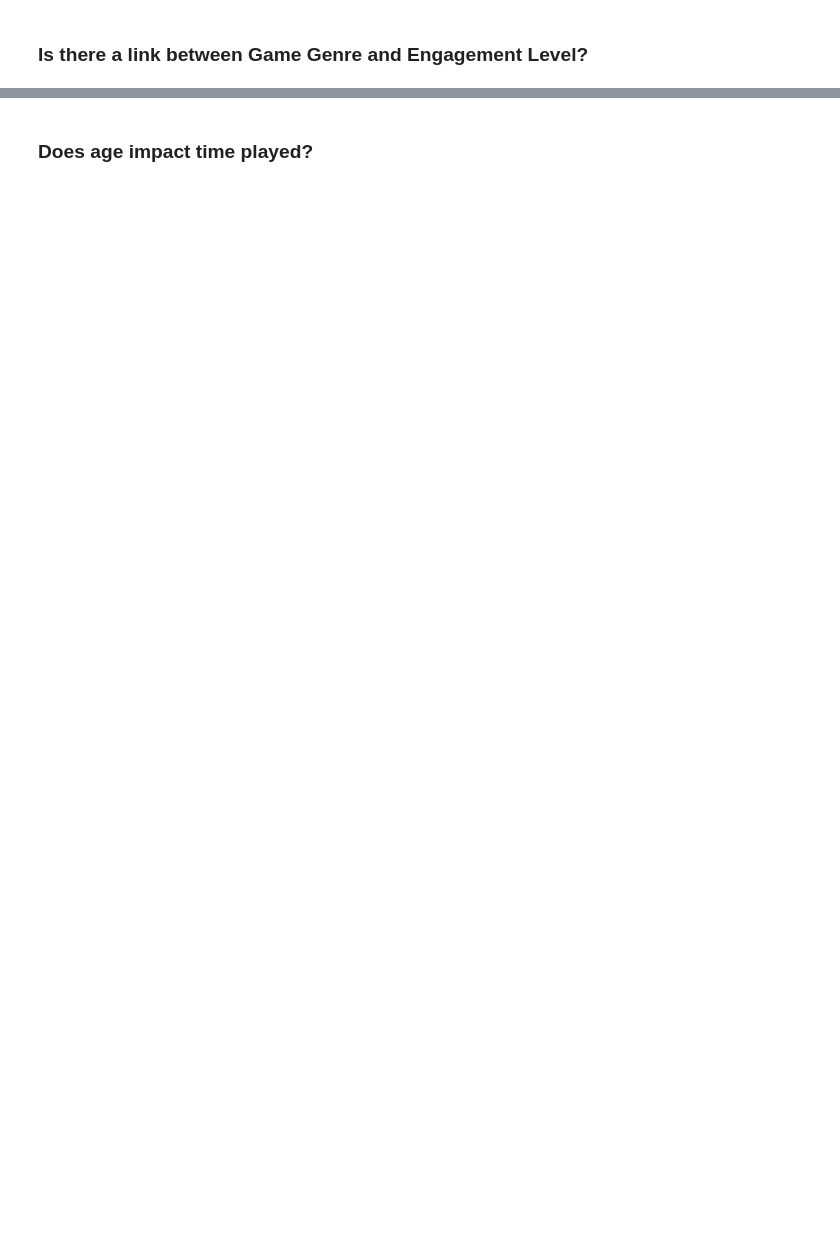
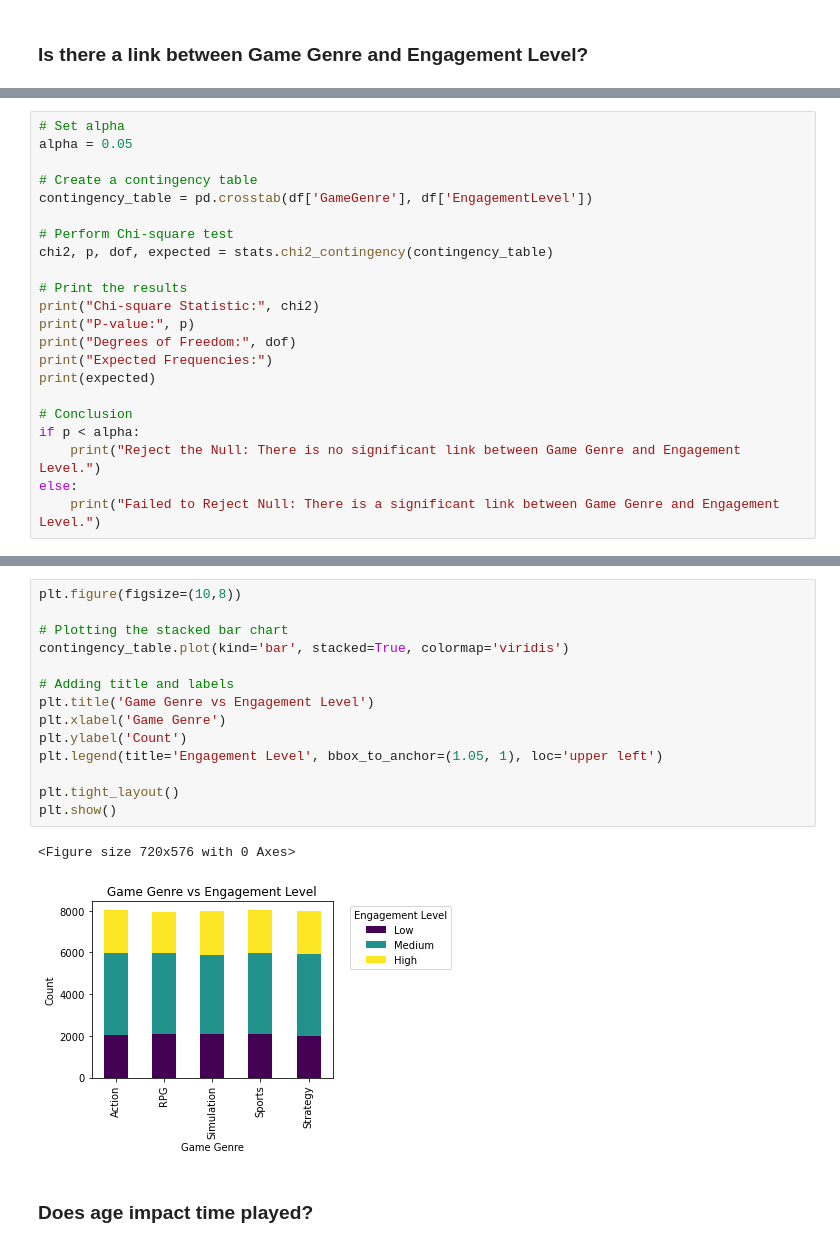
Before and after one commit to dmm4613/online-gaming-behavior-eda, a Jupyter notebook: online-gaming-behavior-eda.ipynb, the cells around one changed output, grey strips where cells are left out. Cells and saved outputs as stored; diff of their text form; blank space fills up the shorter version.

Commit message:
added in my inferential questions and tests.

```diff
--- a/online-gaming-behavior-eda.ipynb
+++ b/online-gaming-behavior-eda.ipynb
@@ -406,0 +454,22 @@ ____
+# %%
+# Set alpha
+alpha = 0.05
+
+# Create a contingency table
+contingency_table = pd.crosstab(df['GameGenre'], df['EngagementLevel'])
+
+# Perform Chi-square test
+chi2, p, dof, expected = stats.chi2_contingency(contingency_table)
+
+# Print the results
+print("Chi-square Statistic:", chi2)
+print("P-value:", p)
+print("Degrees of Freedom:", dof)
+print("Expected Frequencies:")
+print(expected)
+
+# Conclusion
+if p < alpha:
+    print("Reject the Null: There is no significant link between Game Genre and Engagement Level.")
+else:
+    print("Failed to Reject Null: There is a significant link between Game Genre and Engagement Level.")
@@ -407,2 +487,19 @@ ____
+# %%
+plt.figure(figsize=(10,8))
+
+# Plotting the stacked bar chart
+contingency_table.plot(kind='bar', stacked=True, colormap='viridis')
+
+# Adding title and labels
+plt.title('Game Genre vs Engagement Level')
+plt.xlabel('Game Genre')
+plt.ylabel('Count')
+plt.legend(title='Engagement Level', bbox_to_anchor=(1.05, 1), loc='upper left')
+
+plt.tight_layout()
+plt.show()
+# %% [output]
+<Figure size 720x576 with 0 Axes>
+[figure, added]
 # %% [markdown]
 ### Does age impact time played?
```
Also changed, not shown: parts of 10 cells of this notebook.
